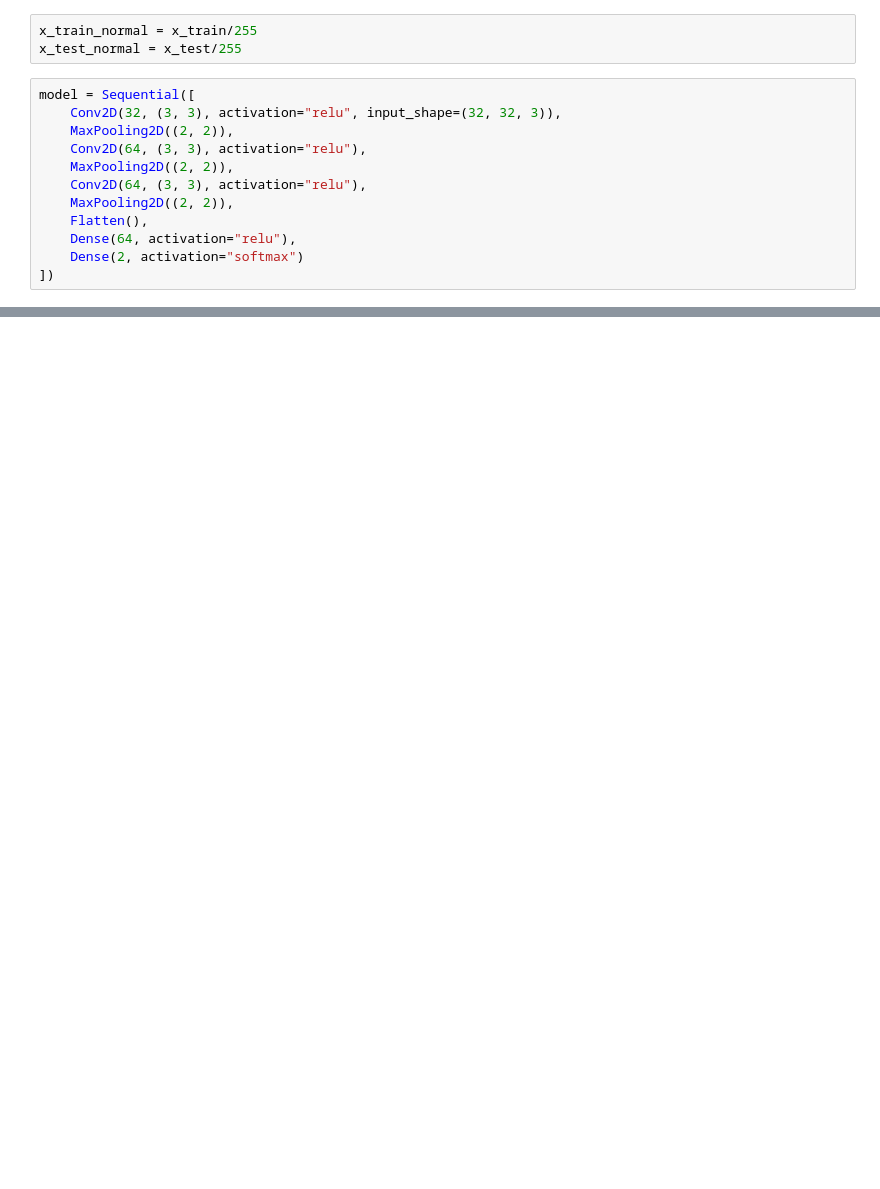
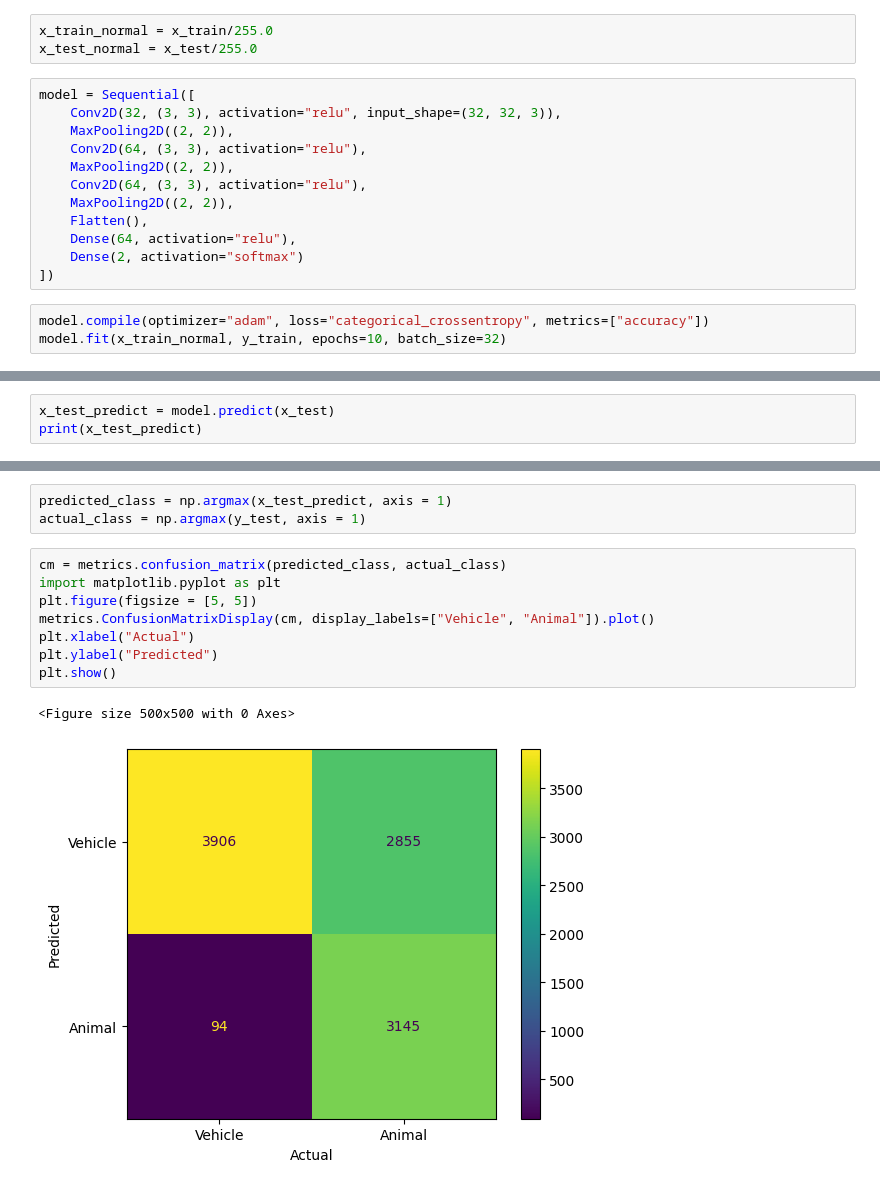
Before and after one commit to demiruns/CNN, a Jupyter notebook: CNN.ipynb, the cells around one changed output, grey strips where cells are left out. Saved outputs shown, nothing was run; the diff lists cells and outputs as text; blank space fills up the shorter version.

```diff
--- a/CNN.ipynb
+++ b/CNN.ipynb
@@ -31,6 +32,6 @@ y_test = np.array(y_test_binary)
 # %%
-x_train_normal = x_train/255
-x_test_normal = x_test/255
+x_train_normal = x_train/255.0
+x_test_normal = x_test/255.0
 # %%
 model = Sequential([
     Conv2D(32, (3, 3), activation="relu", input_shape=(32, 32, 3)),
@@ -43,3 +44,6 @@ model = Sequential([
     Dense(64, activation="relu"),
     Dense(2, activation="softmax")
 ])
+# %%
+model.compile(optimizer="adam", loss="categorical_crossentropy", metrics=["accuracy"])
+model.fit(x_train_normal, y_train, epochs=10, batch_size=32)
@@ -45,0 +72,3 @@ model = Sequential([
+# %%
+x_test_predict = model.predict(x_test)
+print(x_test_predict)
@@ -45,0 +90,14 @@ model = Sequential([
+# %%
+predicted_class = np.argmax(x_test_predict, axis = 1)
+actual_class = np.argmax(y_test, axis = 1)
+# %%
+cm = metrics.confusion_matrix(predicted_class, actual_class)
+import matplotlib.pyplot as plt
+plt.figure(figsize = [5, 5])
+metrics.ConfusionMatrixDisplay(cm, display_labels=["Vehicle", "Animal"]).plot()
+plt.xlabel("Actual")
+plt.ylabel("Predicted")
+plt.show()
+# %% [output]
+<Figure size 500x500 with 0 Axes>
+[figure, added]
```
Also changed, not shown: parts of 6 cells of this notebook.
